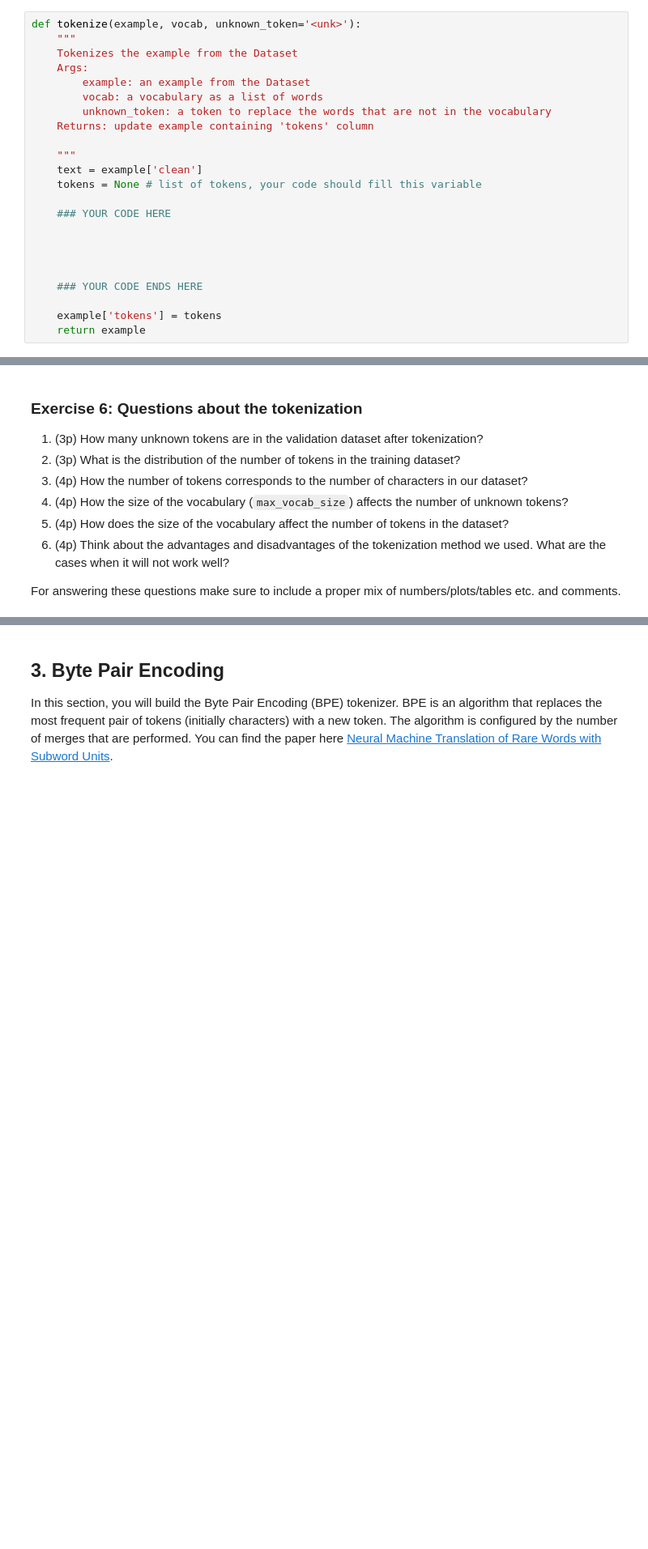
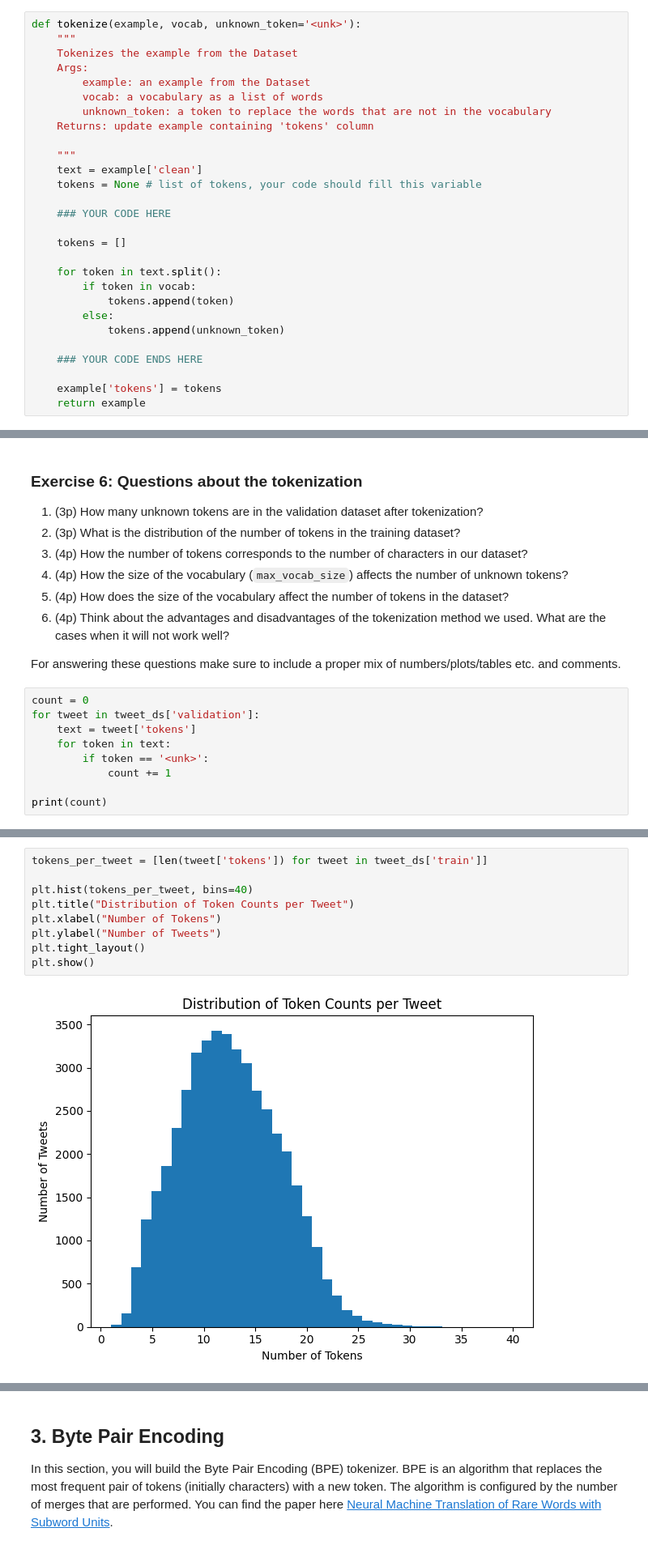
Before and after one commit to MaksiuMilcarz/NLP_Labs, a Jupyter notebook: lab1/lab1_empty_bruna.ipynb, the cells around one changed output, grey strips where cells are left out. Shown: that part at 81% size. Drawn from its saved outputs; the diff is of its cells as text; blank space fills up the shorter version.

```diff
--- a/lab1/lab1_empty_bruna.ipynb
+++ b/lab1/lab1_empty_bruna.ipynb
@@ -547,8 +547,13 @@ def tokenize(example, vocab, unknown_token='<unk>'):
 
     ### YOUR CODE HERE
 
+    tokens = []
 
-
+    for token in text.split():
+        if token in vocab:
+            tokens.append(token)
+        else:
+            tokens.append(unknown_token)
 
     ### YOUR CODE ENDS HERE
 
@@ -577,3 +615,12 @@ Make sure that the tokenization works as you intended. If not, revisit the clean
 6. (4p) Think about the advantages and disadvantages of the tokenization method we used. What are the cases when it will not work well?
 
 For answering these questions make sure to include a proper mix of numbers/plots/tables etc. and comments.
+# %%
+count = 0
+for tweet in tweet_ds['validation']:
+    text = tweet['tokens']
+    for token in text:
+        if token == '<unk>':
+            count += 1
+
+print(count)
@@ -579,0 +629,11 @@ For answering these questions make sure to include a proper mix of numbers/plots
+# %%
+tokens_per_tweet = [len(tweet['tokens']) for tweet in tweet_ds['train']]
+
+plt.hist(tokens_per_tweet, bins=40)
+plt.title("Distribution of Token Counts per Tweet")
+plt.xlabel("Number of Tokens")
+plt.ylabel("Number of Tweets")
+plt.tight_layout()
+plt.show()
+# %% [output]
+[figure, added]
```
Also changed, not shown: parts of 25 cells of this notebook, 1 other file.
